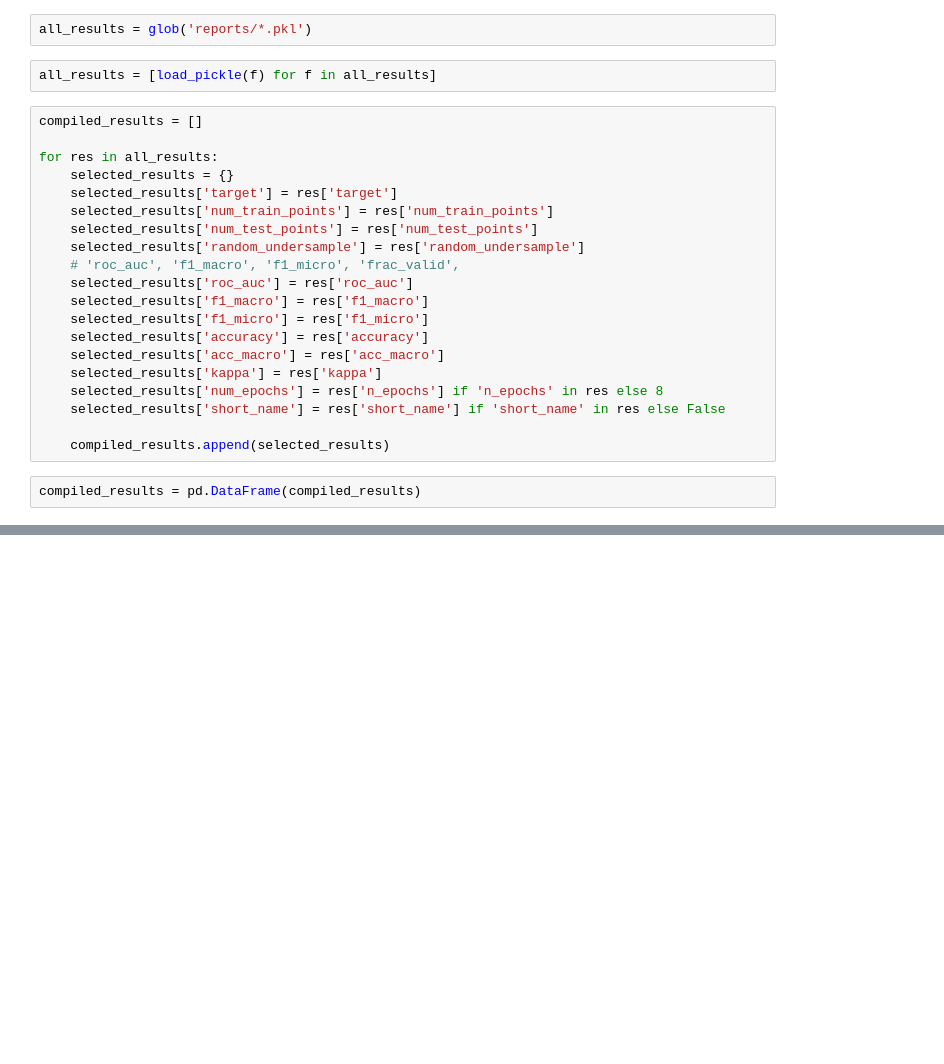
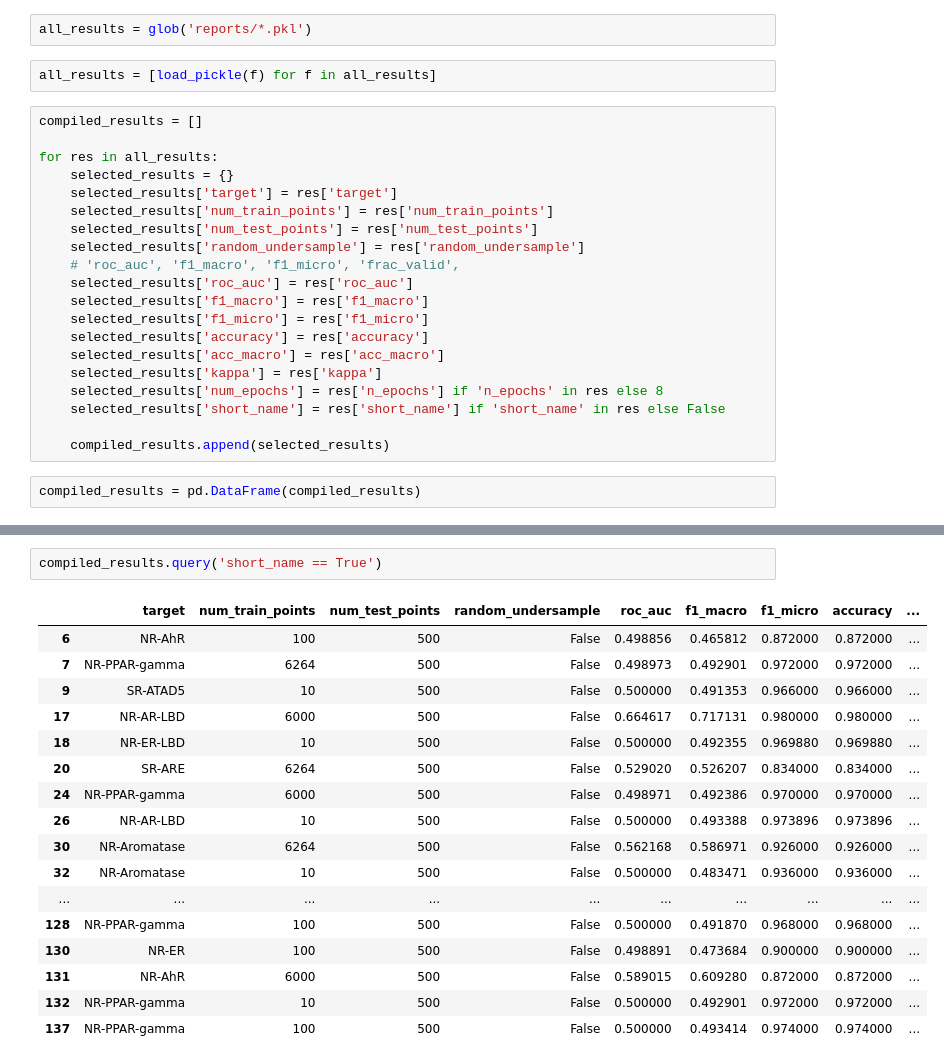
Before and after one commit to kjappelbaum/gptchem, a Jupyter notebook: experiments/03_classification/tox21/explore_results.ipynb, the cells around one changed output, grey strips where cells are left out. Saved outputs shown, nothing was run; the diff lists cells and outputs as text; blank space fills up the shorter version.

```diff
--- a/experiments/03_classification/tox21/explore_results.ipynb
+++ b/experiments/03_classification/tox21/explore_results.ipynb
@@ -33,3 +48,23 @@ compiled_results = pd.DataFrame(compiled_results)
+# %%
+compiled_results.query('short_name == True')
+# %% [output]
+|  | target | num_train_points | num_test_points | random_undersample | roc_auc | f1_macro | f1_micro | accuracy | ... |
+| 6 | NR-AhR | 100 | 500 | False | 0.498856 | 0.465812 | 0.872000 | 0.872000 | ... |
+| 7 | NR-PPAR-gamma | 6264 | 500 | False | 0.498973 | 0.492901 | 0.972000 | 0.972000 | ... |
+| 9 | SR-ATAD5 | 10 | 500 | False | 0.500000 | 0.491353 | 0.966000 | 0.966000 | ... |
+| 17 | NR-AR-LBD | 6000 | 500 | False | 0.664617 | 0.717131 | 0.980000 | 0.980000 | ... |
+| 18 | NR-ER-LBD | 10 | 500 | False | 0.500000 | 0.492355 | 0.969880 | 0.969880 | ... |
+| 20 | SR-ARE | 6264 | 500 | False | 0.529020 | 0.526207 | 0.834000 | 0.834000 | ... |
+| 24 | NR-PPAR-gamma | 6000 | 500 | False | 0.498971 | 0.492386 | 0.970000 | 0.970000 | ... |
+| 26 | NR-AR-LBD | 10 | 500 | False | 0.500000 | 0.493388 | 0.973896 | 0.973896 | ... |
+| 30 | NR-Aromatase | 6264 | 500 | False | 0.562168 | 0.586971 | 0.926000 | 0.926000 | ... |
+| 32 | NR-Aromatase | 10 | 500 | False | 0.500000 | 0.483471 | 0.936000 | 0.936000 | ... |
+| ... | ... | ... | ... | ... | ... | ... | ... | ... | ... |
+| 128 | NR-PPAR-gamma | 100 | 500 | False | 0.500000 | 0.491870 | 0.968000 | 0.968000 | ... |
+| 130 | NR-ER | 100 | 500 | False | 0.498891 | 0.473684 | 0.900000 | 0.900000 | ... |
+| 131 | NR-AhR | 6000 | 500 | False | 0.589015 | 0.609280 | 0.872000 | 0.872000 | ... |
+| 132 | NR-PPAR-gamma | 10 | 500 | False | 0.500000 | 0.492901 | 0.972000 | 0.972000 | ... |
+| 137 | NR-PPAR-gamma | 100 | 500 | False | 0.500000 | 0.493414 | 0.974000 | 0.974000 | ... |
 # %%
 compiled_results.groupby(['target', 'num_epochs', 'num_train_points', 'random_undersample', 'short_name']).agg(['mean', 'std', sem, 'count'])
 # %% [output]
```
Also changed, not shown: parts of 7 cells of this notebook, 11 other files.
